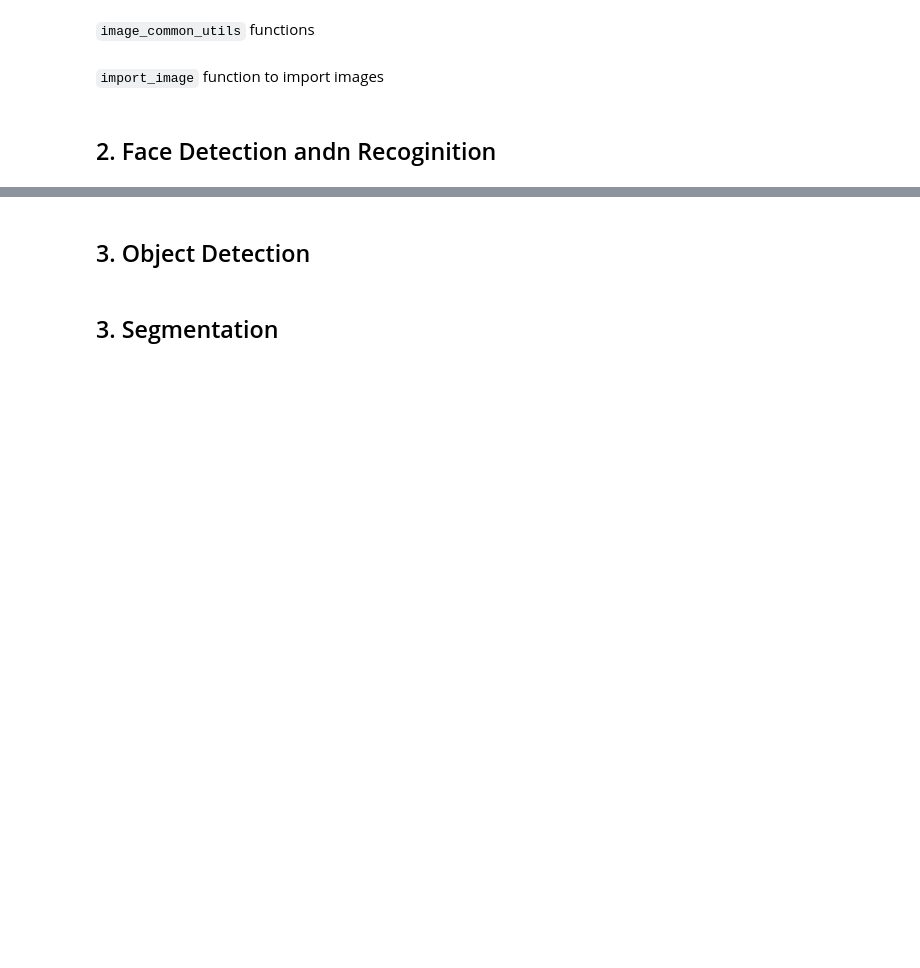
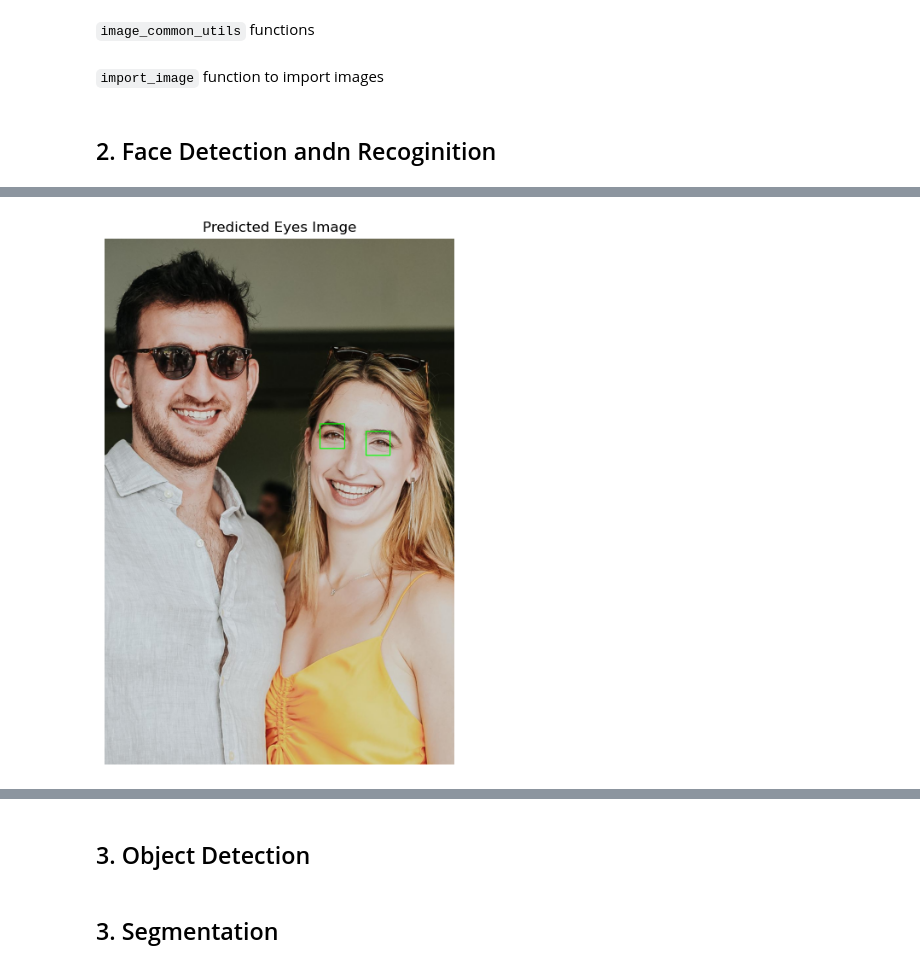
Before and after one commit to LevinTamir/intro-to-image-processing-course, a Jupyter notebook: hw/hw3/Tamir_Levin_code_hw2.ipynb, the cells around one changed output, grey strips where cells are left out. Saved outputs shown, nothing was run; the diff lists cells and outputs as text; code cells hidden in the pictures; blank space fills up the shorter version.

```diff
--- a/hw/hw3/Tamir_Levin_code_hw2.ipynb
+++ b/hw/hw3/Tamir_Levin_code_hw2.ipynb
@@ -104,6 +97,25 @@ def detect_face(input_img):
         return -1, -1
     (x, y, w, h) = faces[0]
     return gray_image[y:y+h, x:x+w], faces[0]
+# %%
+def detect_eyes(input_img):
+    img = input_img.copy()
+    gray_image = cv2.cvtColor(img, cv2.COLOR_BGR2GRAY)
+    gray_image = cv2.equalizeHist(gray_image)  # Improve contrast
+
+    eye_cascade = cv2.CascadeClassifier('./models/haarcascade_eye.xml')
+    eyes_rects = eye_cascade.detectMultiScale(
+        gray_image,
+        scaleFactor=1.05,  # Test smaller values for more precision
+        minNeighbors=7,   # Lower to capture more potential eyes
+        minSize=(20, 20),  # Minimum size of detected eyes
+        maxSize=(100, 100)  # Maximum size of detected eyes
+    )
+
+    for (x, y, w, h) in eyes_rects:
+        cv2.rectangle(img, (x, y), (x + w, y + h), (0, 255, 0), 2)
+
+    return img
 # %%
 def prepare_training_data(training_data_folder_path):
     detected_faces = []
@@ -201,3 +213,10 @@ process_image(image_path)
+# %%
+image_path = "./images_data/test-data/0/test1.jpg"
+img = cv2.imread(image_path)
+eyes_img = detect_eyes(img)
+show_image(eyes_img, title=f"Predicted Eyes Image")
+# %% [output]
+[figure, added]
 # %%
 # Path to the video file
 video_path = "./images_data/test-data/0/test4.mp4"
```
Also changed, not shown: parts of 5 cells of this notebook, 3 other files.
